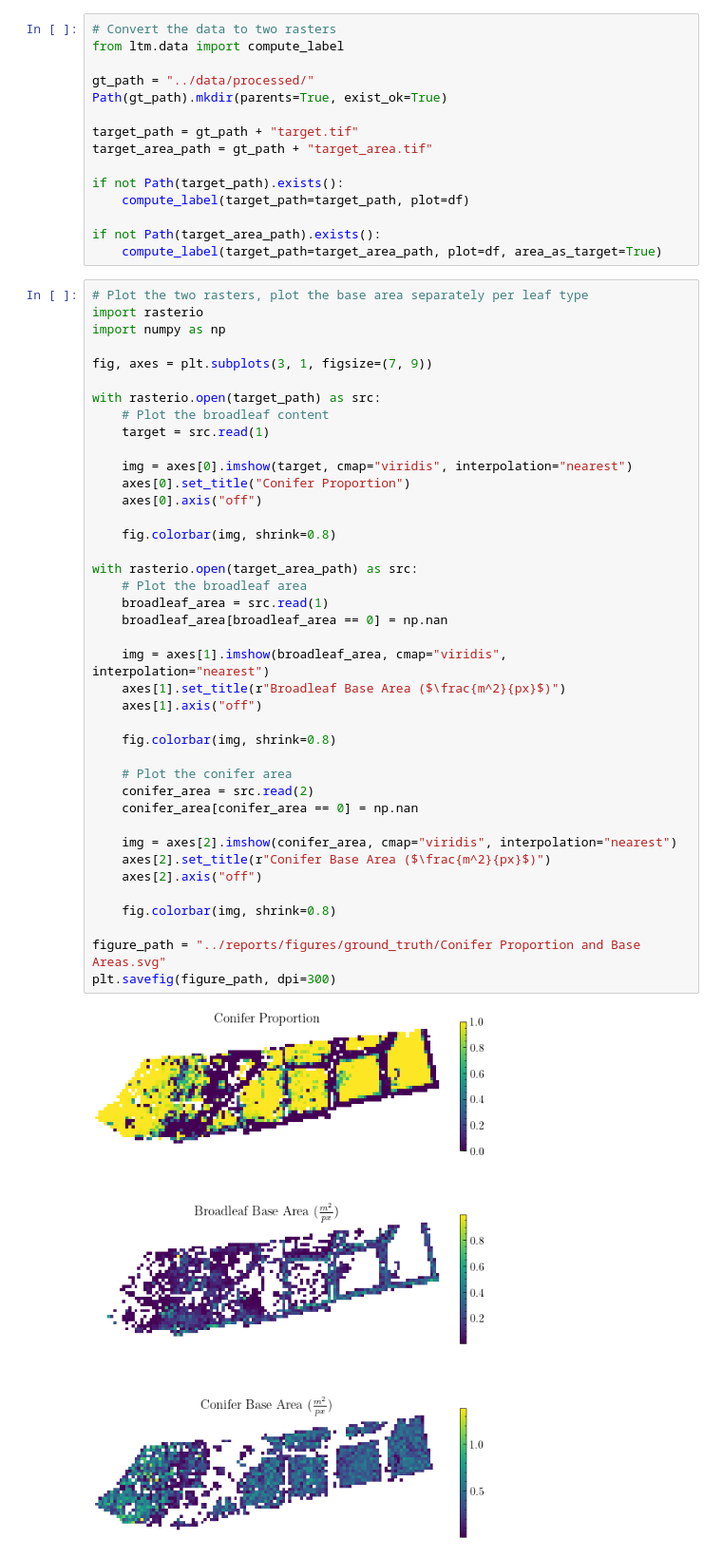
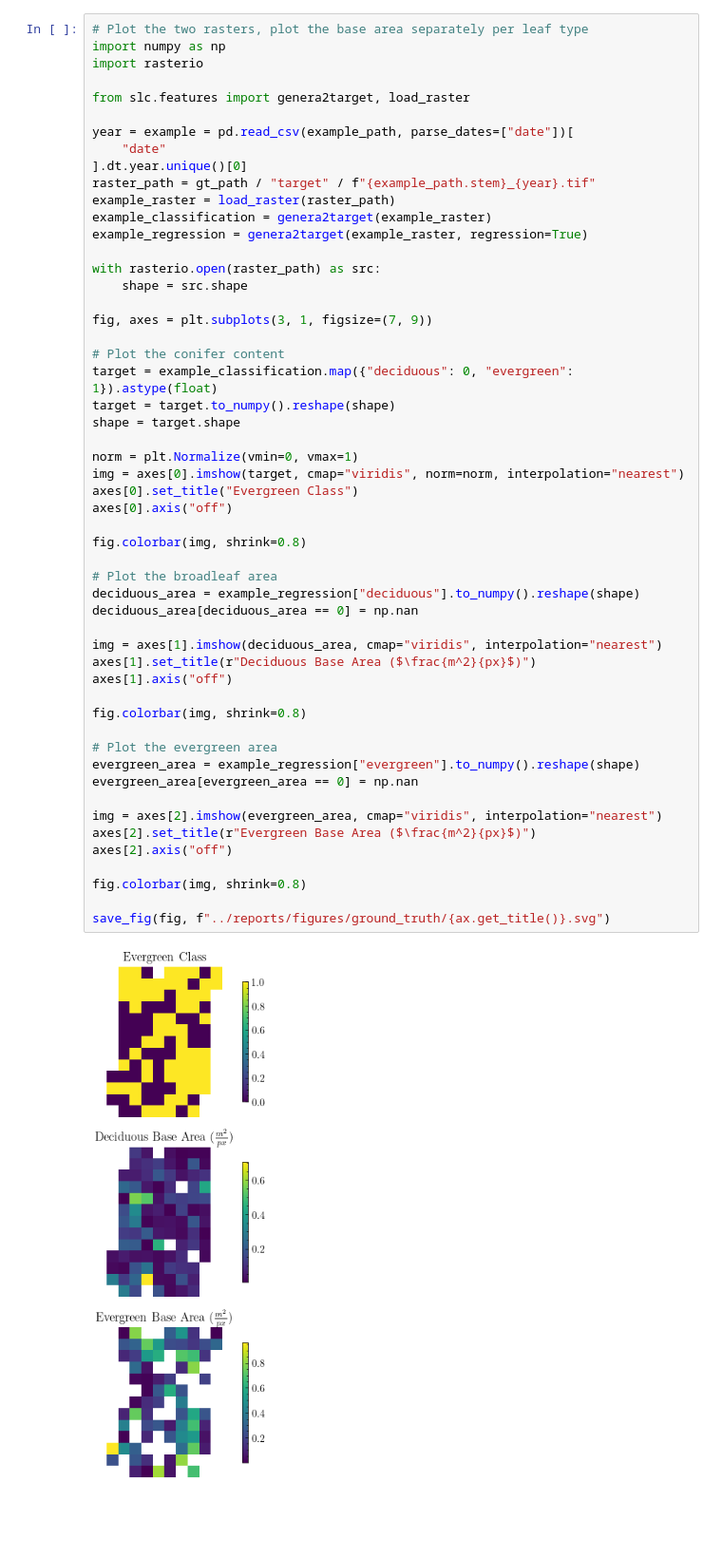
Before and after one commit to peter-hofinger/sentinel-leaf-classifier, a Jupyter notebook: notebooks/0-ground-truth.ipynb, the cells around one changed output. Shown at 95% size. Cells and saved outputs as stored; diff of their text form; blank space fills up the shorter version.

```diff
--- a/notebooks/0-ground-truth.ipynb
+++ b/notebooks/0-ground-truth.ipynb
@@ -113,57 +191,55 @@ The plot data is converted to a raster with a resolution of 10 meters and the ap
-# %%
-# Convert the data to two rasters
-from ltm.data import compute_label
-
-gt_path = "../data/processed/"
-Path(gt_path).mkdir(parents=True, exist_ok=True)
-
-target_path = gt_path + "target.tif"
-target_area_path = gt_path + "target_area.tif"
-
-if not Path(target_path).exists():
-    compute_label(target_path=target_path, plot=df)
-
-if not Path(target_area_path).exists():
-    compute_label(target_path=target_area_path, plot=df, area_as_target=True)
 # %%
 # Plot the two rasters, plot the base area separately per leaf type
+import numpy as np
 import rasterio
-import numpy as np
+
+from slc.features import genera2target, load_raster
+
+year = example = pd.read_csv(example_path, parse_dates=["date"])[
+    "date"
+].dt.year.unique()[0]
+raster_path = gt_path / "target" / f"{example_path.stem}_{year}.tif"
+example_raster = load_raster(raster_path)
+example_classification = genera2target(example_raster)
+example_regression = genera2target(example_raster, regression=True)
+
+with rasterio.open(raster_path) as src:
+    shape = src.shape
 
 fig, axes = plt.subplots(3, 1, figsize=(7, 9))
 
-with rasterio.open(target_path) as src:
-    # Plot the broadleaf content
-    target = src.read(1)
+# Plot the conifer content
+target = example_classification.map({"deciduous": 0, "evergreen": 1}).astype(float)
+target = target.to_numpy().reshape(shape)
+shape = target.shape
 
-    img = axes[0].imshow(target, cmap="viridis", interpolation="nearest")
-    axes[0].set_title("Conifer Proportion")
-    axes[0].axis("off")
+norm = plt.Normalize(vmin=0, vmax=1)
+img = axes[0].imshow(target, cmap="viridis", norm=norm, interpolation="nearest")
+axes[0].set_title("Evergreen Class")
+axes[0].axis("off")
 
-    fig.colorbar(img, shrink=0.8)
+fig.colorbar(img, shrink=0.8)
 
-with rasterio.open(target_area_path) as src:
-    # Plot the broadleaf area
-    broadleaf_area = src.read(1)
-    broadleaf_area[broadleaf_area == 0] = np.nan
+# Plot the broadleaf area
+deciduous_area = example_regression["deciduous"].to_numpy().reshape(shape)
+deciduous_area[deciduous_area == 0] = np.nan
 
-    img = axes[1].imshow(broadleaf_area, cmap="viridis", interpolation="nearest")
-    axes[1].set_title(r"Broadleaf Base Area ($\frac{m^2}{px}$)")
-    axes[1].axis("off")
+img = axes[1].imshow(deciduous_area, cmap="viridis", interpolation="nearest")
+axes[1].set_title(r"Deciduous Base Area ($\frac{m^2}{px}$)")
+axes[1].axis("off")
 
-    fig.colorbar(img, shrink=0.8)
+fig.colorbar(img, shrink=0.8)
 
-    # Plot the conifer area
-    conifer_area = src.read(2)
-    conifer_area[conifer_area == 0] = np.nan
+# Plot the evergreen area
+evergreen_area = example_regression["evergreen"].to_numpy().reshape(shape)
+evergreen_area[evergreen_area == 0] = np.nan
 
-    img = axes[2].imshow(conifer_area, cmap="viridis", interpolation="nearest")
-    axes[2].set_title(r"Conifer Base Area ($\frac{m^2}{px}$)")
-    axes[2].axis("off")
+img = axes[2].imshow(evergreen_area, cmap="viridis", interpolation="nearest")
+axes[2].set_title(r"Evergreen Base Area ($\frac{m^2}{px}$)")
+axes[2].axis("off")
 
-    fig.colorbar(img, shrink=0.8)
+fig.colorbar(img, shrink=0.8)
 
-figure_path = "../reports/figures/ground_truth/Conifer Proportion and Base Areas.svg"
-plt.savefig(figure_path, dpi=300)
+save_fig(fig, f"../reports/figures/ground_truth/{ax.get_title()}.svg")
 # %% [output]
-[figure, old version]
+[figure, new version]
```
Also changed, not shown: parts of 16 cells of this notebook, 4 other files.
